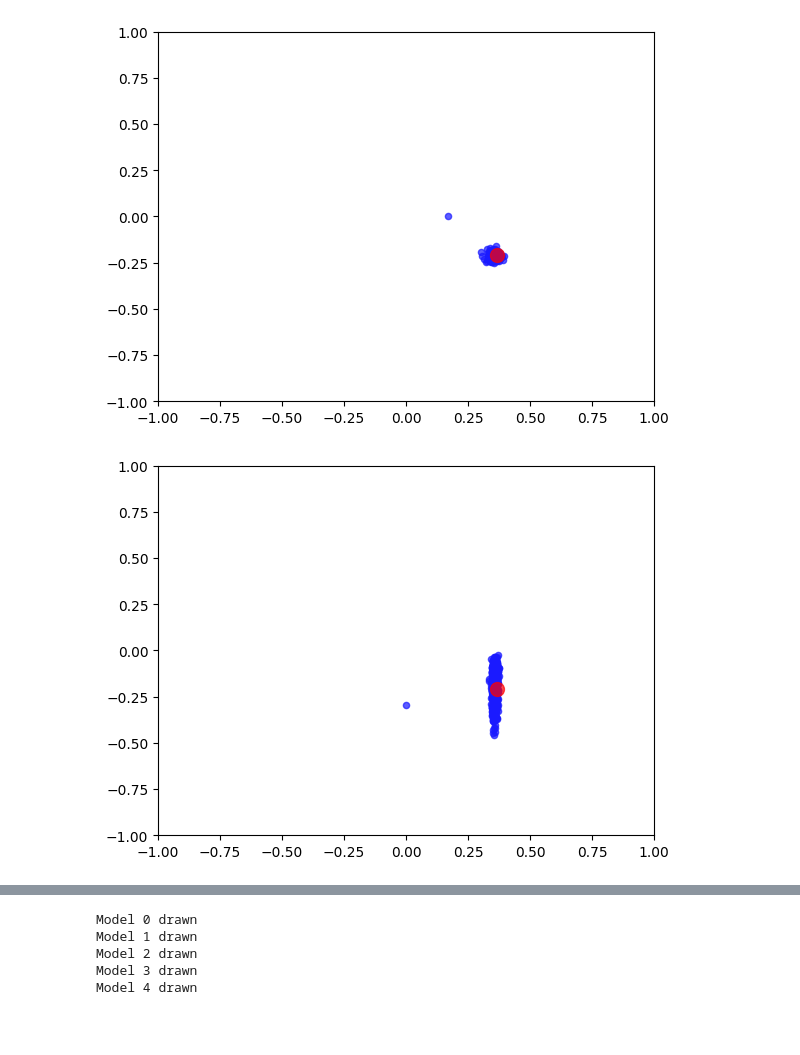
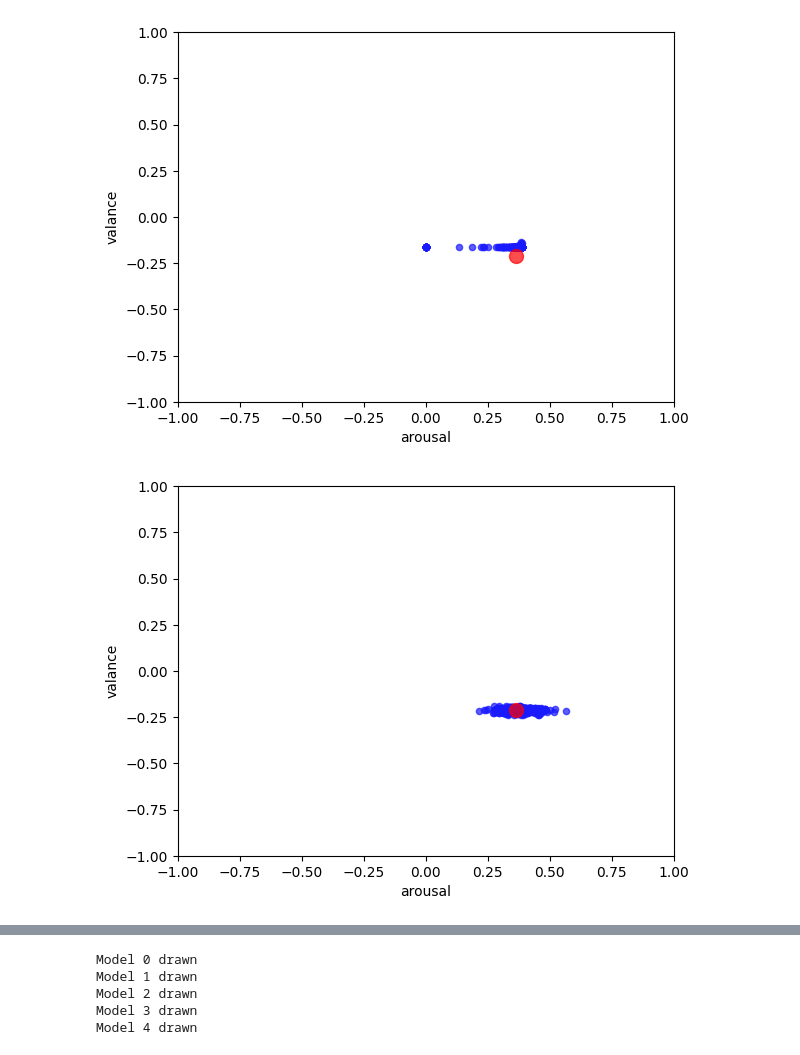
Before and after one commit to TEESDAAL/SummerResearch, a Jupyter notebook: second_attempt/visualizer.ipynb, the cells around one changed output, grey strips where cells are left out. Cells and saved outputs as stored; diff of their text form; code cells hidden in the pictures; blank space fills up the shorter version.

```diff
--- a/second_attempt/visualizer.ipynb
+++ b/second_attempt/visualizer.ipynb
@@ -15,6 +15,8 @@ aro, val = sum(a for a, _ in y_train) / len(y_train), sum(v for _, v in y_train)
 def show(a_v_pairs: list[tuple[float, float]]) -> None:
     plt.scatter([a for a, _ in a_v_pairs], [v for _, v in a_v_pairs],  s=20, color=(0.1, 0.1, 1, 0.7))
     plt.scatter([aro], [val], s=100, color=(1, 0, 0, 0.7))
+    plt.xlabel("arousal")
+    plt.ylabel("valance")
     plt.xlim((-1, 1))
     plt.ylim((-1, 1))
     plt.show()
@@ -29,0 +32,6 @@ show(y_train)
+# %%
+compile = partial(gp.compile, pset=get_pset('simple_pred'))
+for model in models('simple_pred')[:5]:
+    predictor = compile(model)
+    predictions = [predictor(img) for img in x_train]
+    show(predictions)
@@ -30,13 +44,9 @@ show(y_train)
 # %%
-compile = partial(gp.compile, pset=get_pset('simple_pred'))
-for model in models('simple_pred')[:2]:
-
-    #print(model[0].arity)
-    nodes, edges, labels = gp.graph(model)
-
-    predictor = compile(model)
-    predictions = [predictor(img) for img in x_train]
+compile = partial(gp.compile, pset=get_pset('MLGP'))
+for a_model, v_model in list(zip(models('MLGP', prefix='a'), models('MLGP', prefix='v')))[:5]:
+    a_pred, v_pred = compile(a_model), compile(v_model)
+    predictions = [(a_pred(img), v_pred(img)) for img in x_train]
     show(predictions)
 # %% [output]
-[figure, old version]
+[figure, new version]
-[figure, old version]
+[figure, new version]
```
Also changed, not shown: parts of 6 cells of this notebook, 13 other files.
